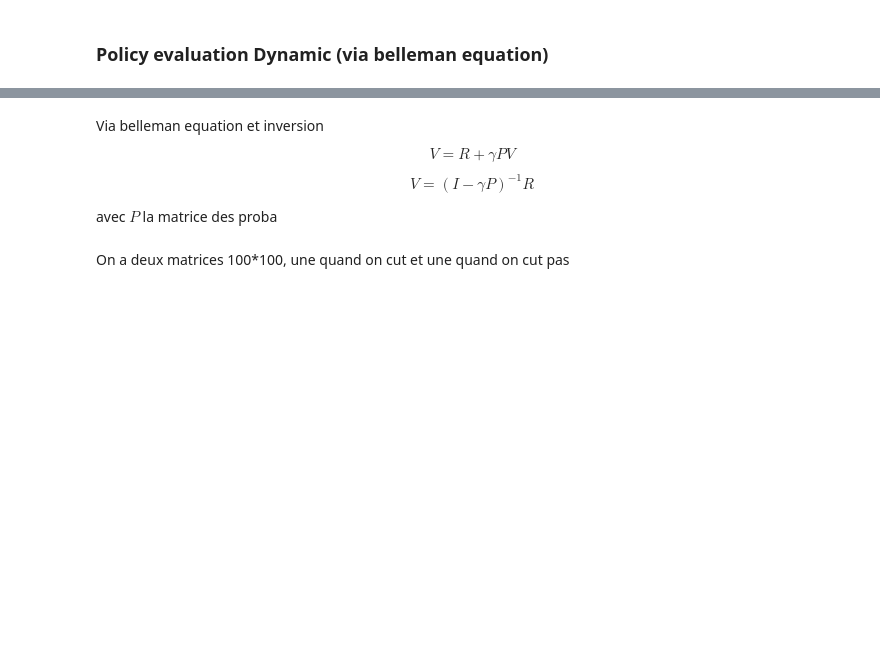
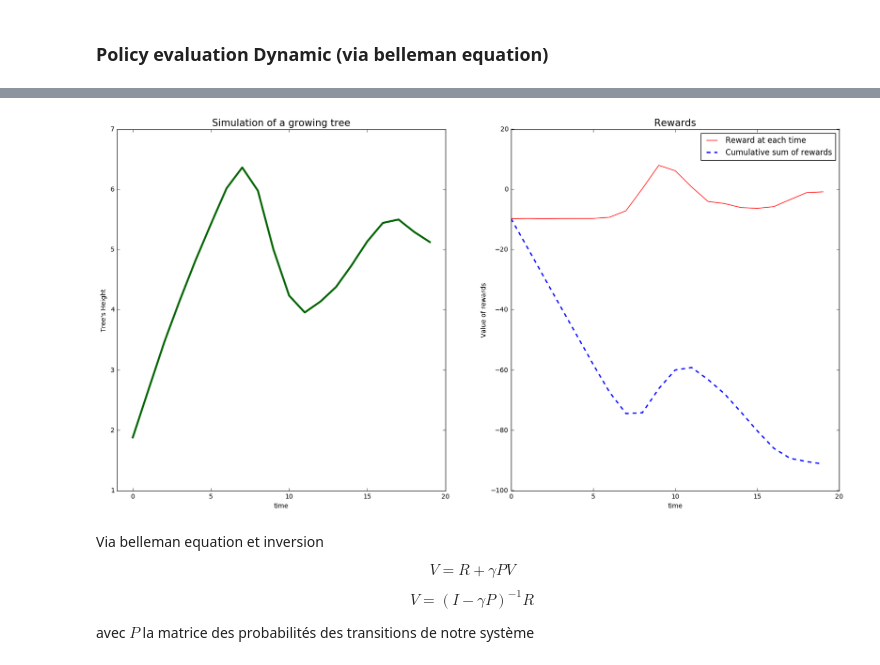
Before and after one commit to bigtdu53/tp1_reinforcment, a Jupyter notebook: tp1_reiforcment.ipynb, the cells around one changed output, grey strips where cells are left out. Saved outputs shown, nothing was run; the diff lists cells and outputs as text; code cells hidden in the pictures; blank space fills up the shorter version.

```diff
--- a/tp1_reiforcment.ipynb
+++ b/tp1_reiforcment.ipynb
@@ -263,3 +271,48 @@ absA.plot_policy(nIter=20,nbRuns=1000,tree=t)
+# %%
+class ArbitraryAgent(Agent):
+
+    def __init__(self,cut=10):
+        Agent.__init__(self)
+        self.cut=cut
+
+    def policy(self,nIter,tree,nbRuns=1):
+        rewards=np.zeros((nIter,nbRuns))
+        treeSizes=np.zeros((nIter,nbRuns))
+
+        for run in range(nbRuns):
+            t=Tree(initSize=tree.initSize
+            ,costOfMaintenance=tree.costOfMaintenance
+            ,costOfPlanting=tree.costOfPlanting
+            ,H=tree.Hmax
+            ,valueUnitOfWood=tree.valueUnitOfWood)
+            actions=[]
+            for i in range(nIter):
+
+                if t.size>=self.cut:
+                    res=t.tree_MDP([1])
+                    rewards[i,run]=res[0]
+                    treeSizes[i,run]=res[1]
+                    actions.append(1)
+                else:
+                    actions.append(0)
+                    res=t.tree_MDP([0])
+                    rewards[i,run]=res[0]
+                    treeSizes[i,run]=res[1]
+
+        if nbRuns==1:
+            return rewards,treeSizes,actions
+        else:
+            return np.mean(rewards,axis=1),np.mean(treeSizes,axis=1)
+
+    def plot_policy(self,nIter,nbRuns,tree):
+        rewards,treeSizes=self.policy(nIter=nIter,nbRuns=nbRuns,tree=tree)
+        tree.plot_MDP(rewards,treeSizes)
+# %%
+t=Tree(initSize=1,H=100)
+arbA=ArbitraryAgent()
+arbA.plot_policy(nIter=20,nbRuns=1000,tree=t)
+# %% [output]
+[figure, added]
 # %% [markdown]
 Via belleman equation et inversion
 
@@ -267,6 +320,4 @@ $$ V= R+\gamma PV $$
 
 $$ V=(I-\gamma P)^{-1}R $$
 
-avec $P$ la matrice des proba
+avec $P$ la matrice des probabilités des transitions de notre système
-# %% [markdown]
-On a deux matrices 100*100, une quand on cut et une quand on cut pas
```
Also changed, not shown: parts of 17 cells of this notebook.
